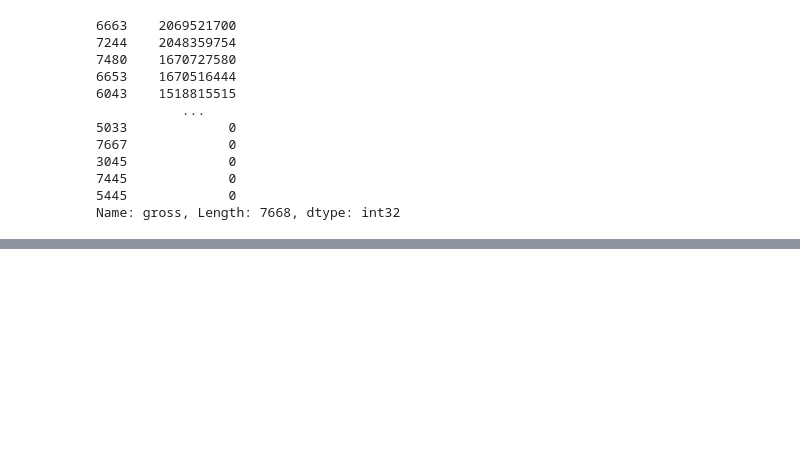
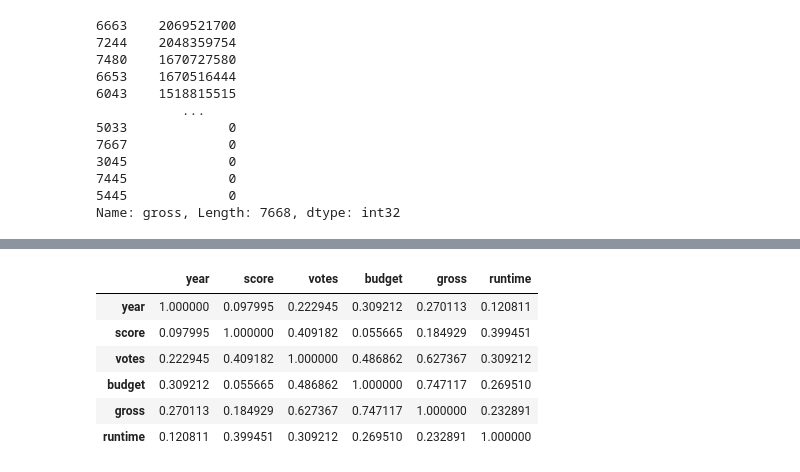
Before and after one commit to JAM5BOCsAdi/Data_Analyst_Python, a Jupyter notebook: Jupyter/Correlation/correlation.ipynb, the cells around one changed output, grey strips where cells are left out. Saved outputs shown, nothing was run; the diff lists cells and outputs as text; code cells hidden in the pictures; blank space fills up the shorter version.

```diff
--- a/Jupyter/Correlation/correlation.ipynb
+++ b/Jupyter/Correlation/correlation.ipynb
@@ -280,0 +288,11 @@ Name: gross, Length: 7668, dtype: int32
+# %%
+# Let's start looking at correlation
+df.corr(numeric_only=True)
+# %% [output]
+|  | year | score | votes | budget | gross | runtime |
+| year | 1.000000 | 0.097995 | 0.222945 | 0.309212 | 0.270113 | 0.120811 |
+| score | 0.097995 | 1.000000 | 0.409182 | 0.055665 | 0.184929 | 0.399451 |
+| votes | 0.222945 | 0.409182 | 1.000000 | 0.486862 | 0.627367 | 0.309212 |
+| budget | 0.309212 | 0.055665 | 0.486862 | 1.000000 | 0.747117 | 0.269510 |
+| gross | 0.270113 | 0.184929 | 0.627367 | 0.747117 | 1.000000 | 0.232891 |
+| runtime | 0.120811 | 0.399451 | 0.309212 | 0.269510 | 0.232891 | 1.000000 |
```
Also changed, not shown: parts of 1 cell of this notebook.
